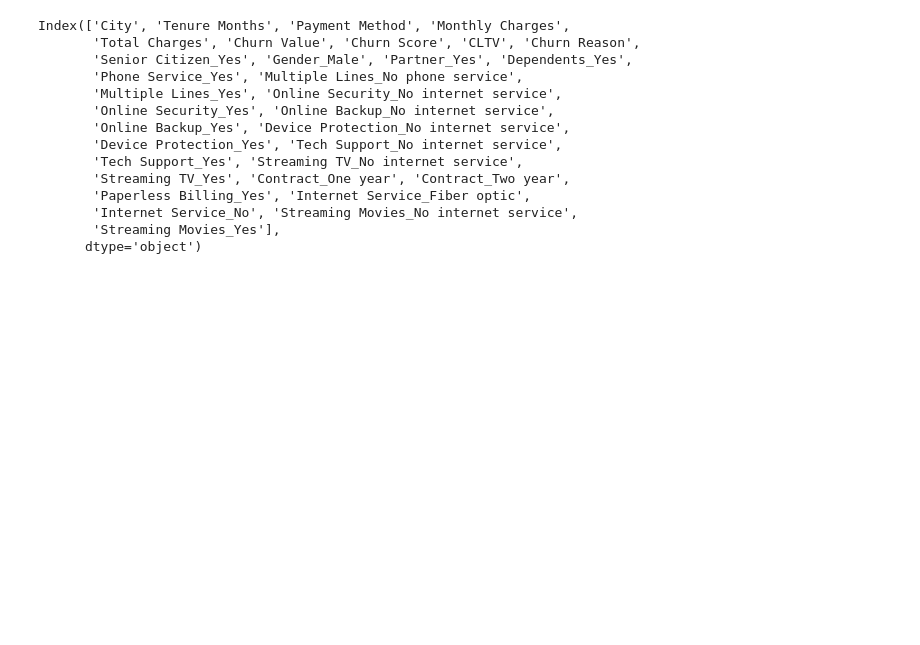
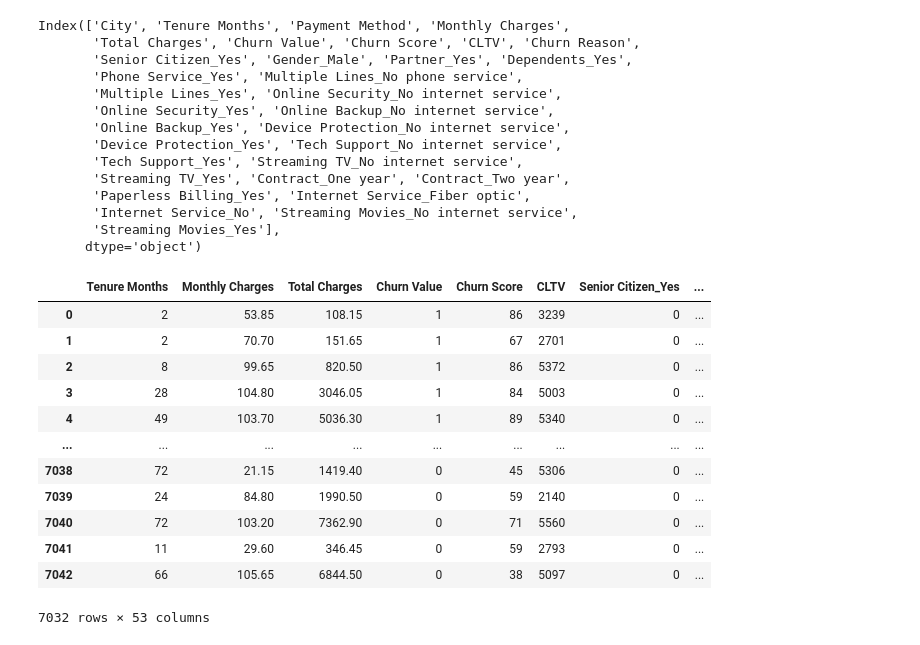
Before and after one commit to Brayam1998/dataScience_Churn, a Jupyter notebook: proyecto churn/Revision_Calidad_Data/revisionYtransformacion.ipynb, the cells around one changed output. Cells and saved outputs as stored; diff of their text form; code cells hidden in the pictures; blank space fills up the shorter version.

```diff
--- a/proyecto churn/Revision_Calidad_Data/revisionYtransformacion.ipynb
+++ b/proyecto churn/Revision_Calidad_Data/revisionYtransformacion.ipynb
@@ -270,3 +270,19 @@ modelo_data = datadumies.copy(deep = True)
 modelo_data = modelo_data.drop(columns="City")
 modeloOne = pd.get_dummies(modelo_data, drop_first=  True )
 #modeloOne.to_csv("dataML")
+# %%
+modeloOne
+# %% [output]
+|  | Tenure Months | Monthly Charges | Total Charges | Churn Value | Churn Score | CLTV | Senior Citizen_Yes | ... |
+| 0 | 2 | 53.85 | 108.15 | 1 | 86 | 3239 | 0 | ... |
+| 1 | 2 | 70.70 | 151.65 | 1 | 67 | 2701 | 0 | ... |
+| 2 | 8 | 99.65 | 820.50 | 1 | 86 | 5372 | 0 | ... |
+| 3 | 28 | 104.80 | 3046.05 | 1 | 84 | 5003 | 0 | ... |
+| 4 | 49 | 103.70 | 5036.30 | 1 | 89 | 5340 | 0 | ... |
+| ... | ... | ... | ... | ... | ... | ... | ... | ... |
+| 7038 | 72 | 21.15 | 1419.40 | 0 | 45 | 5306 | 0 | ... |
+| 7039 | 24 | 84.80 | 1990.50 | 0 | 59 | 2140 | 0 | ... |
+| 7040 | 72 | 103.20 | 7362.90 | 0 | 71 | 5560 | 0 | ... |
+| 7041 | 11 | 29.60 | 346.45 | 0 | 59 | 2793 | 0 | ... |
+| 7042 | 66 | 105.65 | 6844.50 | 0 | 38 | 5097 | 0 | ... |
+7032 rows × 53 columns
```
Also changed, not shown: parts of 2 cells of this notebook, 1 other file.
